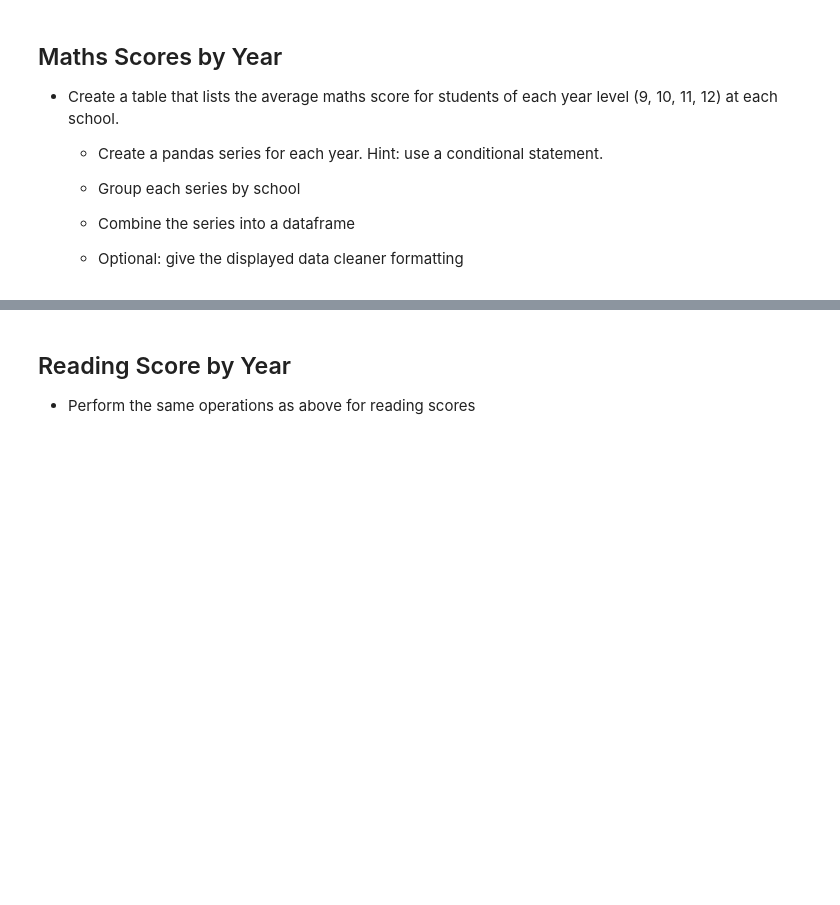
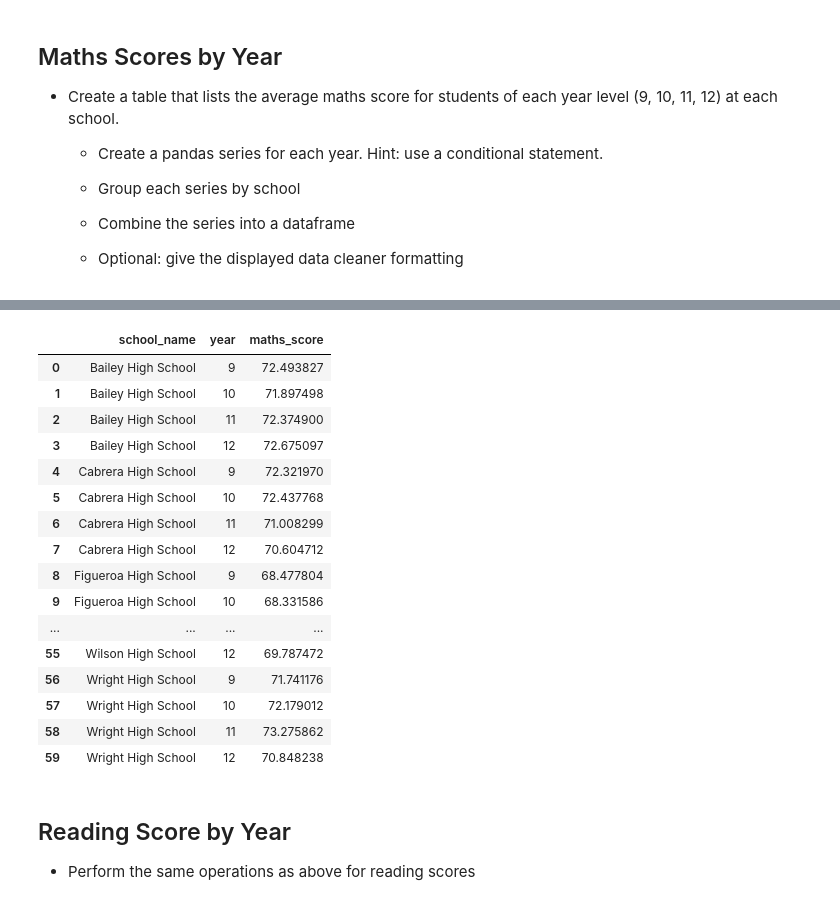
Before and after one commit to MarDuo2022/pandas-challenge, a Jupyter notebook: PyCitySchools/Main script for Module 4 Challenge.ipynb, the cells around one changed output, grey strips where cells are left out. Cells and saved outputs as stored; diff of their text form; code cells hidden in the pictures; blank space fills up the shorter version.

```diff
--- a/PyCitySchools/Main script for Module 4 Challenge.ipynb
+++ b/PyCitySchools/Main script for Module 4 Challenge.ipynb
@@ -154,3 +205,26 @@ Bottom_df
+# %%
+df_school_year=school_data_complete.groupby(["school_name","year"]).mean()["maths_score"]
+df_school_year.reset_index()
+# series_y9=df_school_year.groupby('school_name')['year'].apply(lambda x: (x==9).sum()).reset_index()
+# series_y9=df_school_year.loc[(df_school_year["year"] == 9),["maths_score"]]
+# %% [output]
+|  | school_name | year | maths_score |
+| 0 | Bailey High School | 9 | 72.493827 |
+| 1 | Bailey High School | 10 | 71.897498 |
+| 2 | Bailey High School | 11 | 72.374900 |
+| 3 | Bailey High School | 12 | 72.675097 |
+| 4 | Cabrera High School | 9 | 72.321970 |
+| 5 | Cabrera High School | 10 | 72.437768 |
+| 6 | Cabrera High School | 11 | 71.008299 |
+| 7 | Cabrera High School | 12 | 70.604712 |
+| 8 | Figueroa High School | 9 | 68.477804 |
+| 9 | Figueroa High School | 10 | 68.331586 |
+| ... | ... | ... | ... |
+| 55 | Wilson High School | 12 | 69.787472 |
+| 56 | Wright High School | 9 | 71.741176 |
+| 57 | Wright High School | 10 | 72.179012 |
+| 58 | Wright High School | 11 | 73.275862 |
+| 59 | Wright High School | 12 | 70.848238 |
 # %% [markdown]
 ## Reading Score by Year
 * Perform the same operations as above for reading scores
```
Also changed, not shown: parts of 4 cells of this notebook.
